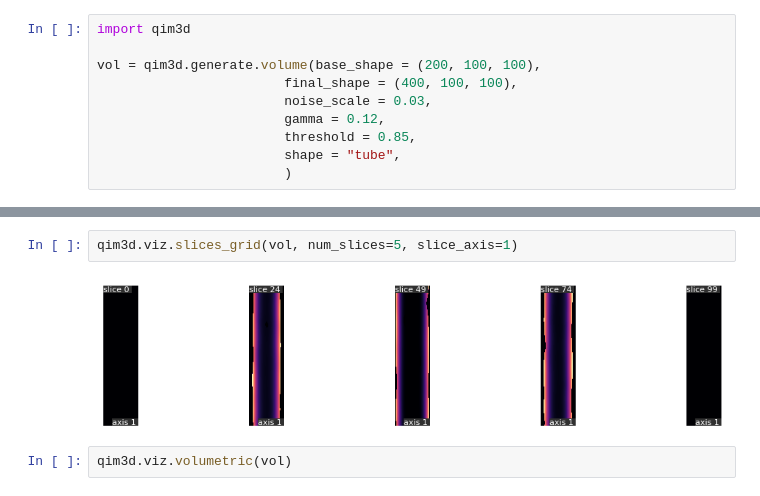
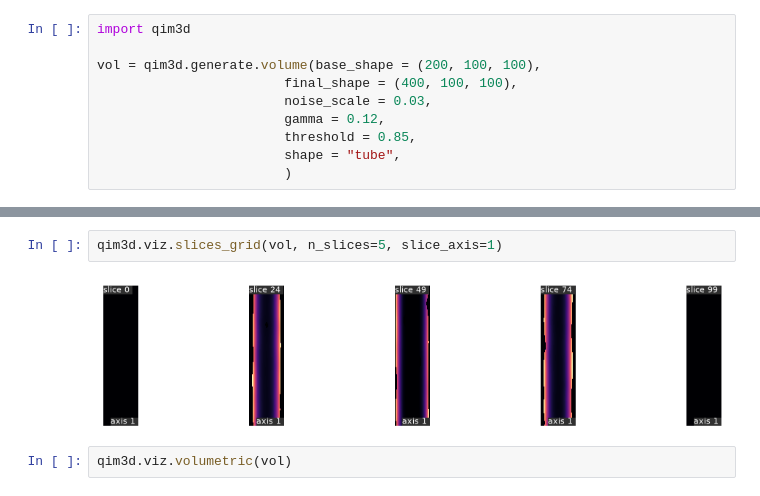
Before and after one commit to qim-center/qim-notebooks, a Jupyter notebook: generation/Tubular_structure.ipynb, the cells around one changed output, grey strips where cells are left out. Drawn from its saved outputs; the diff is of its cells as text.

```diff
--- a/generation/Tubular_structure.ipynb
+++ b/generation/Tubular_structure.ipynb
@@ -16,9 +17,9 @@ qim3d.viz.slices_grid(vol, num_slices=5, slice_axis=0)
 # %% [output]
 [figure]
 # %%
-qim3d.viz.slices_grid(vol, num_slices=5, slice_axis=1)
+qim3d.viz.slices_grid(vol, n_slices=5, slice_axis=1)
 # %% [output]
-[figure, old version]
+[figure, new version]
 # %%
 qim3d.viz.volumetric(vol)
 # %% [output]
```
Also changed, not shown: parts of 2 cells of this notebook, 2 other files.
